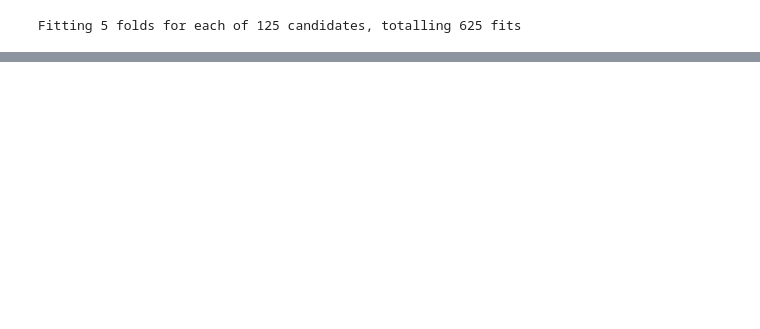
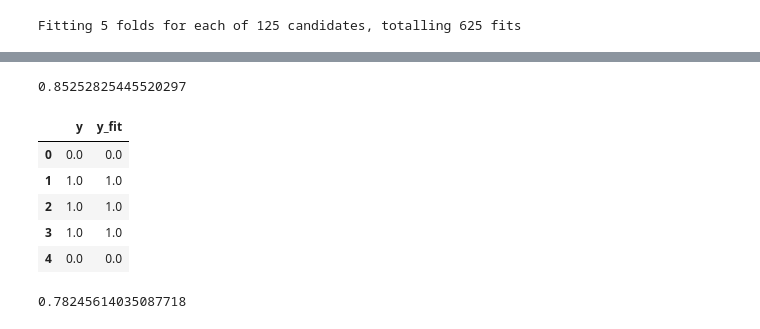
Before and after one commit to HY0095/Titanic, a Jupyter notebook: Titanic.ipynb, the cells around one changed output, grey strips where cells are left out. Drawn from its saved outputs; the diff is of its cells as text; code cells hidden in the pictures; blank space fills up the shorter version.

```diff
--- a/Titanic.ipynb
+++ b/Titanic.ipynb
@@ -170,0 +171,2 @@ Fitting 5 folds for each of 125 candidates, totalling 625 fits
+# %%
+b = stepwise.yfit(data, role, slentry=0.3, slstay=0.2)
@@ -170,0 +191,19 @@ Fitting 5 folds for each of 125 candidates, totalling 625 fits
+# %%
+b.auc()
+# %% [output]
+0.85252825445520297
+# %%
+yfit = b.dat
+# %%
+yfit.loc[yfit['y_fit'] > 0.5, 'y_fit'] = 1
+# %%
+yfit.loc[yfit['y_fit'] <= 0.5, 'y_fit'] = 0
+# %%
+yfit.head()
+# %% [output]
+|  | y | y_fit |
+| 0 | 0.0 | 0.0 |
+| 1 | 1.0 | 1.0 |
+| 2 | 1.0 | 1.0 |
+| 3 | 1.0 | 1.0 |
+| 4 | 0.0 | 0.0 |
@@ -170,0 +212,4 @@ Fitting 5 folds for each of 125 candidates, totalling 625 fits
+# %%
+precision_score(yfit['y'], yfit['y_fit'])
+# %% [output]
+0.78245614035087718
```
Also changed, not shown: parts of 15 cells of this notebook, 9 other files.
